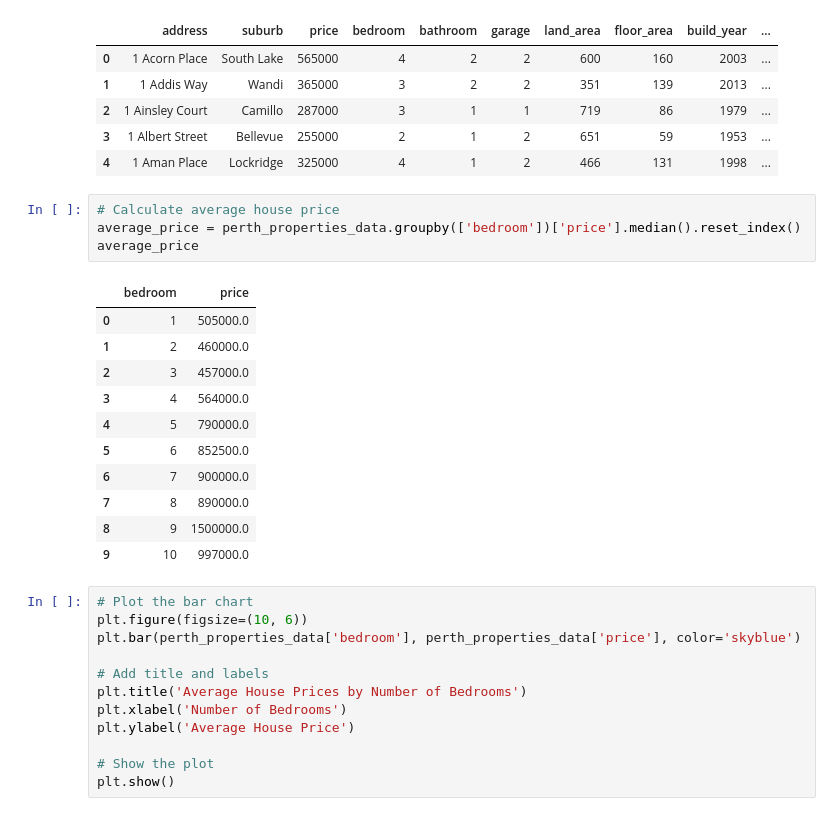
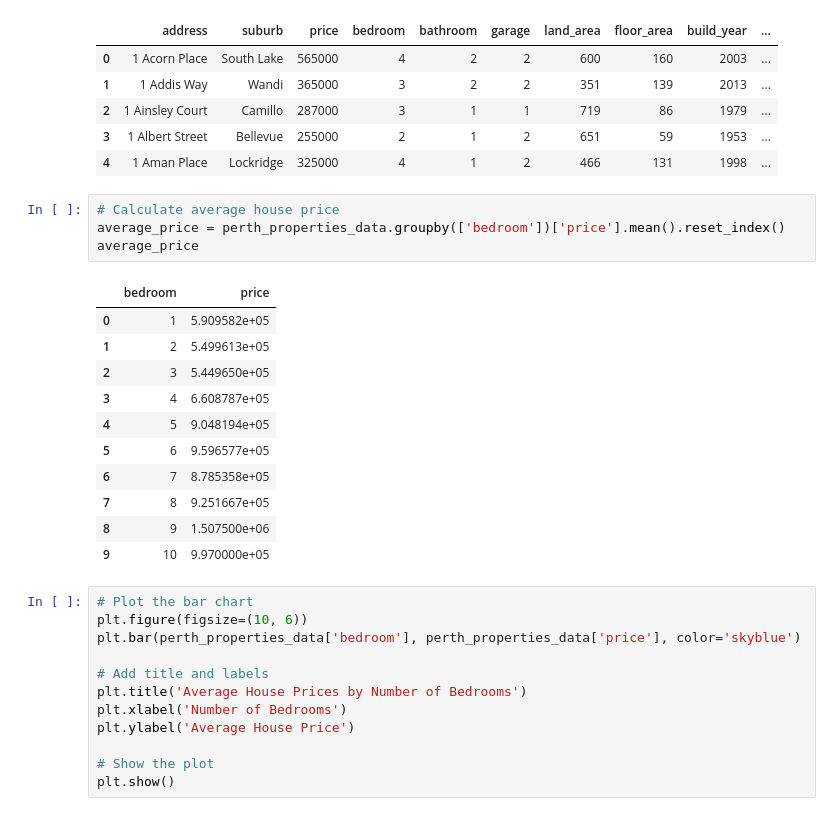
Before and after one commit to thenrymy/group-3-project3, a Jupyter notebook: property type stacked area chart.ipynb, the cells around one changed output. Saved outputs shown, nothing was run; the diff lists cells and outputs as text.

```diff
--- a/property type stacked area chart.ipynb
+++ b/property type stacked area chart.ipynb
@@ -35,20 +35,20 @@ real_estate_data.head()
 | 4 | 1 Aman Place | Lockridge | 325000 | 4 | 1 | 2 | 466 | 131 | 1998 | ... |
 # %%
 # Calculate average house price
-average_price = perth_properties_data.groupby(['bedroom'])['price'].median().reset_index()
+average_price = perth_properties_data.groupby(['bedroom'])['price'].mean().reset_index()
 average_price
 # %% [output]
 |  | bedroom | price |
-| 0 | 1 | 505000.0 |
-| 1 | 2 | 460000.0 |
-| 2 | 3 | 457000.0 |
-| 3 | 4 | 564000.0 |
-| 4 | 5 | 790000.0 |
-| 5 | 6 | 852500.0 |
-| 6 | 7 | 900000.0 |
-| 7 | 8 | 890000.0 |
-| 8 | 9 | 1500000.0 |
-| 9 | 10 | 997000.0 |
+| 0 | 1 | 5.909582e+05 |
+| 1 | 2 | 5.499613e+05 |
+| 2 | 3 | 5.449650e+05 |
+| 3 | 4 | 6.608787e+05 |
+| 4 | 5 | 9.048194e+05 |
+| 5 | 6 | 9.596577e+05 |
+| 6 | 7 | 8.785358e+05 |
+| 7 | 8 | 9.251667e+05 |
+| 8 | 9 | 1.507500e+06 |
+| 9 | 10 | 9.970000e+05 |
 # %%
 # Plot the bar chart
 plt.figure(figsize=(10, 6))
```
Also changed, not shown: parts of 4 cells of this notebook, 1 other file.
